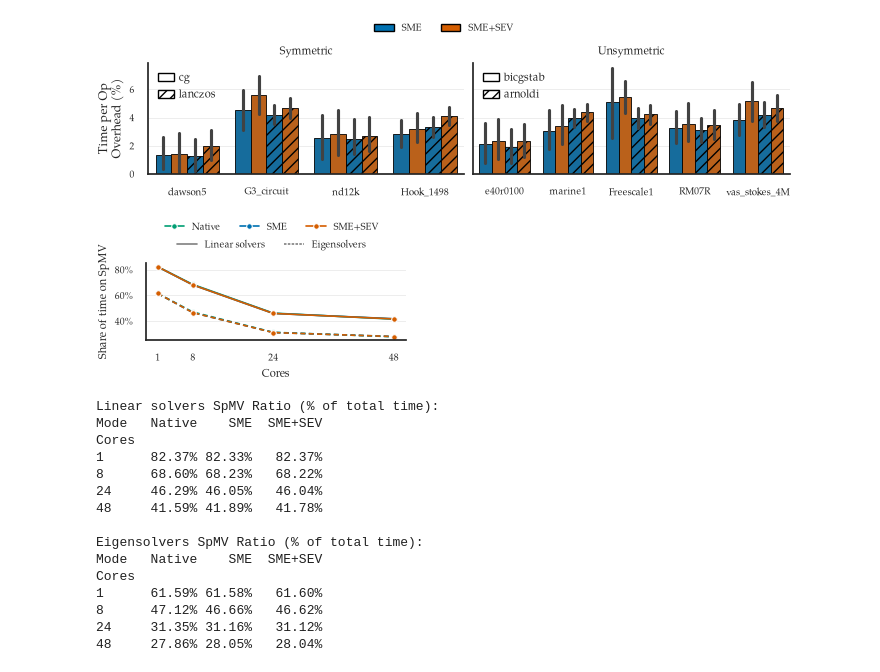
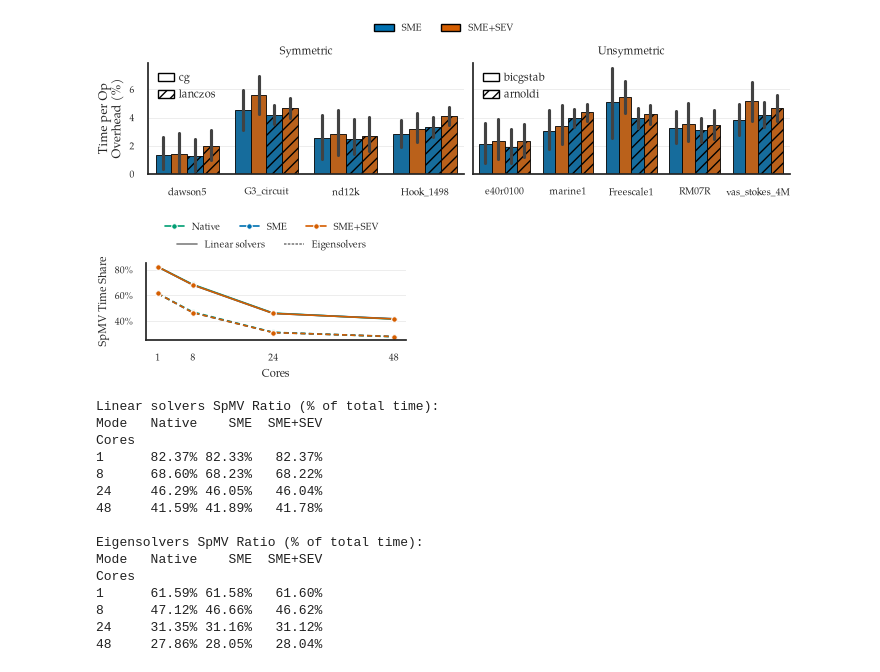
Before and after one commit to engelsm/AMD-CC-Perf, a Jupyter notebook: benchmark/paper_figures.ipynb, the cells around one changed output. Cells and saved outputs as stored; diff of their text form; code cells hidden in the pictures.

```diff
--- a/benchmark/paper_figures.ipynb
+++ b/benchmark/paper_figures.ipynb
@@ -1182,7 +1181,7 @@ ax.yaxis.set_major_formatter(
     plt.matplotlib.ticker.PercentFormatter(1.0)
 )
 ax.set_xlabel("Cores")
-ax.set_ylabel("Share of time on SpMV")
+ax.set_ylabel("SpMV Time Share")
 
 # Get Seaborn legend and keep only Mode entries
 handles, labels = ax.get_legend_handles_labels()
@@ -1238,34 +1237,34 @@ group_legend = fig.legend(
     bbox_to_anchor=(0.5, 0.92),
     frameon=False,
 )
 
 fig.savefig("images/krylov_execution_time_ratio.pdf")
 plt.show()
 
 
 # Print summary statistics
 for group_name, algos in [
     ("Linear solvers", ["cg", "bicgstab"]),
     ("Eigensolvers", ["lanczos", "arnoldi"]),
 ]:
     print(f"\n{group_name} SpMV Ratio (% of total time):")
 
     summary = (
         kry_df[kry_df["Algo"].isin(algos)]
         .groupby(["Mode", "Cores"])["SpMV_Ratio"]
         .mean()
         .round(4)
         .reset_index()
         .pivot(
             index="Cores",
             columns="Mode",
             values="SpMV_Ratio",
         )
     )
 
     print(summary.to_string(float_format="{:.2%}".format))
 # %% [output]
-[figure, old version]
+[figure, new version]
 Linear solvers SpMV Ratio (% of total time):
 Mode   Native    SME  SME+SEV
 Cores
```
Also changed, not shown: parts of 3 cells of this notebook.
